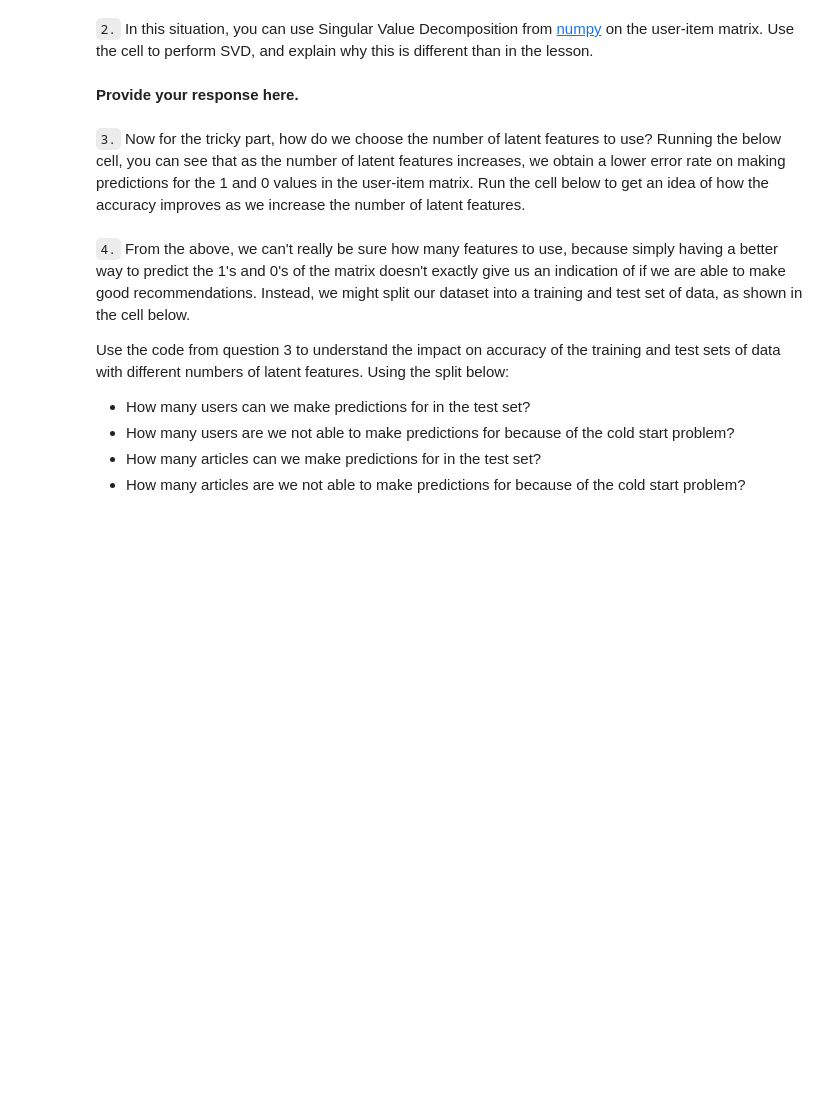
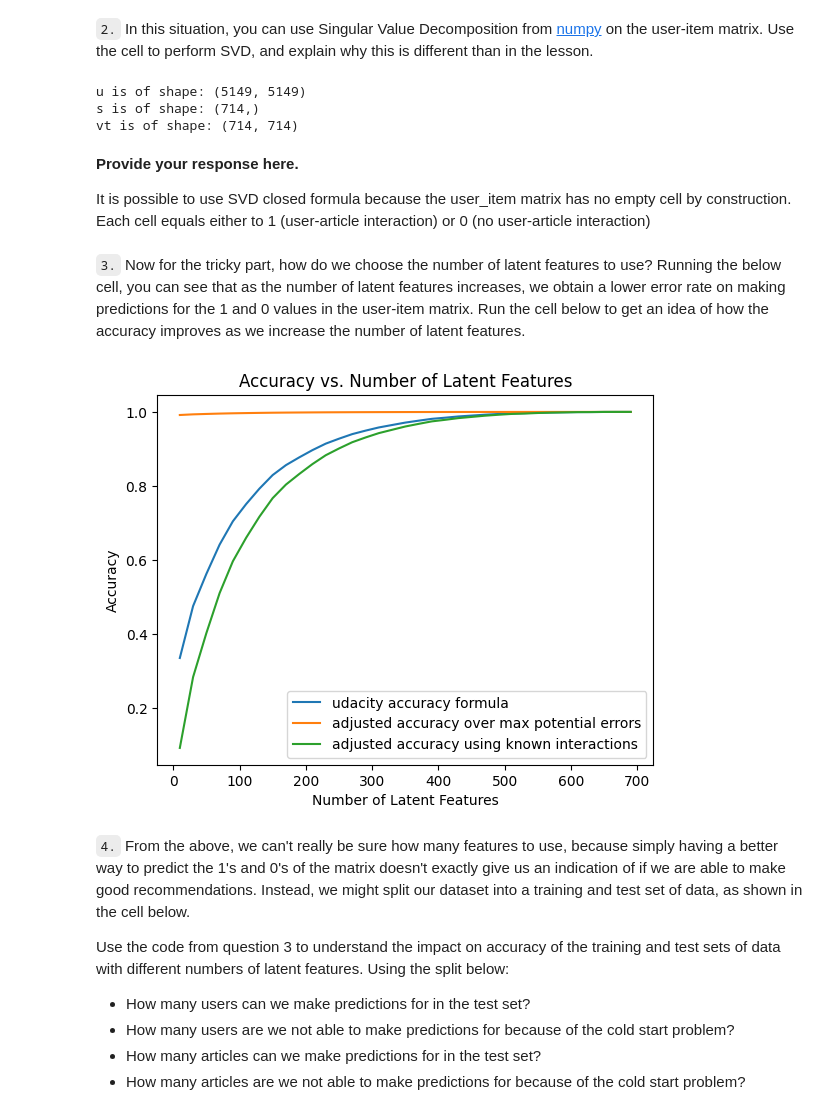
Before and after one commit to LaurentVeyssier/Recommendations_engines_IBM_Watson_studio, a Jupyter notebook: Recommendations_with_IBM.ipynb, the cells around one changed output. Drawn from its saved outputs; the diff is of its cells as text; code cells hidden in the pictures; blank space fills up the shorter version.

```diff
--- a/Recommendations_with_IBM.ipynb
+++ b/Recommendations_with_IBM.ipynb
@@ -477,34 +1159,49 @@ user_item_matrix.head()
 # %%
 # Perform SVD on the User-Item Matrix Here
 
-u, s, vt = # use the built in to get the three matrices
+u, s, vt = np.linalg.svd(user_item_matrix)
-# %% [markdown]
-**Provide your response here.**
+# %%
+print("u is of shape:", u.shape)
+print("s is of shape:", s.shape)
+print("vt is of shape:", vt.shape)
+# %% [output]
+u is of shape: (5149, 5149)
+s is of shape: (714,)
+vt is of shape: (714, 714)
+# %% [markdown]
+**Provide your response here.**
+
+It is possible to use SVD closed formula because the user_item matrix has no empty cell by construction. Each cell equals either to 1 (user-article interaction) or 0 (no user-article interaction)
 # %% [markdown]
 `3.` Now for the tricky part, how do we choose the number of latent features to use?  Running the below cell, you can see that as the number of latent features increases, we obtain a lower error rate on making predictions for the 1 and 0 values in the user-item matrix.  Run the cell below to get an idea of how the accuracy improves as we increase the number of latent features.
 # %%
 num_latent_feats = np.arange(10,700+10,20)
 sum_errs = []
 
 for k in num_latent_feats:
     # restructure with k latent features
     s_new, u_new, vt_new = np.diag(s[:k]), u[:, :k], vt[:k, :]
 
     # take dot product
     user_item_est = np.around(np.dot(np.dot(u_new, s_new), vt_new))
 
     # compute error for each prediction to actual value
     diffs = np.subtract(user_item_matrix, user_item_est)
 
     # total errors and keep track of them
     err = np.sum(np.sum(np.abs(diffs)))
     sum_errs.append(err)
 
 
-plt.plot(num_latent_feats, 1 - np.array(sum_errs)/df.shape[0]);
+plt.plot(num_latent_feats, 1 - np.array(sum_errs)/df.shape[0], label='udacity accuracy formula');
+plt.plot(num_latent_feats, 1 - np.array(sum_errs)/(user_item_matrix.shape[0] * user_item_matrix.shape[1]), label='adjusted accuracy over max potential errors');
+plt.plot(num_latent_feats, 1 - np.array(sum_errs)/(user_item_matrix==1).sum().sum(), label='adjusted accuracy using known interactions');
 plt.xlabel('Number of Latent Features');
 plt.ylabel('Accuracy');
+plt.legend()
 plt.title('Accuracy vs. Number of Latent Features');
+# %% [output]
+[figure, added]
 # %% [markdown]
 `4.` From the above, we can't really be sure how many features to use, because simply having a better way to predict the 1's and 0's of the matrix doesn't exactly give us an indication of if we are able to make good recommendations.  Instead, we might split our dataset into a training and test set of data, as shown in the cell below.
 
```
Also changed, not shown: parts of 101 cells of this notebook.
